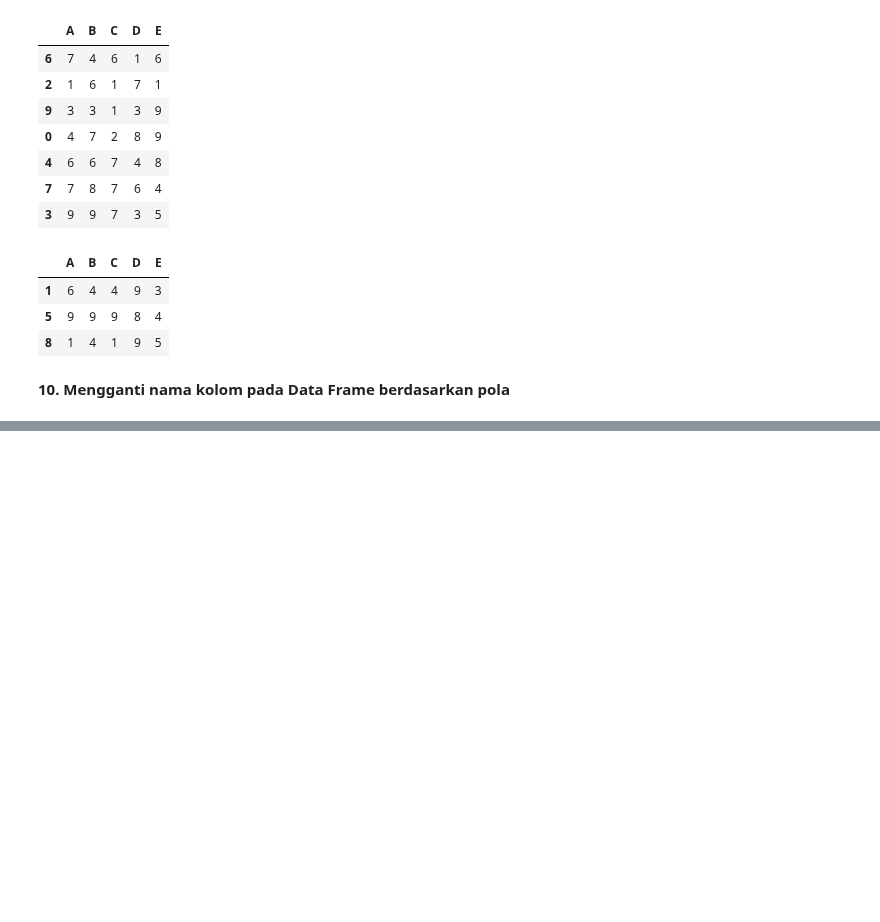
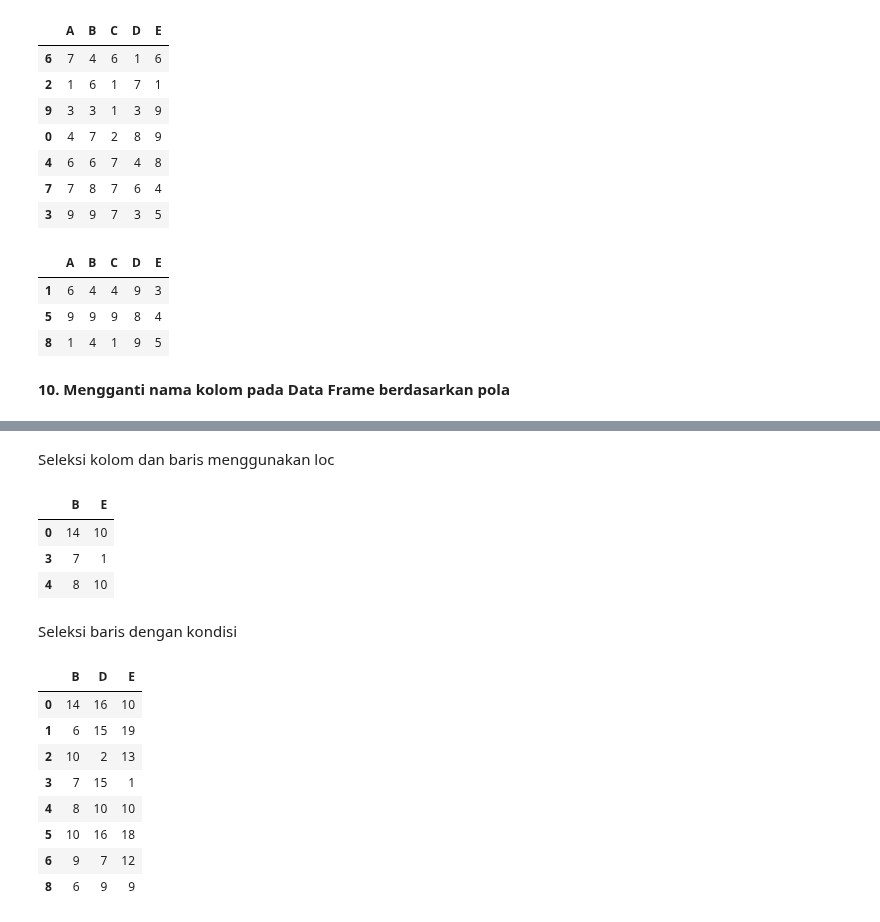
Before and after one commit to Edy-Mochamad/Learn-jupyter-notebook, a Jupyter notebook: pandas.ipynb, the cells around one changed output, grey strips where cells are left out. Drawn from its saved outputs; the diff is of its cells as text; code cells hidden in the pictures; blank space fills up the shorter version.

```diff
--- a/pandas.ipynb
+++ b/pandas.ipynb
@@ -520,0 +542,26 @@ df.head()
+# %% [markdown]
+Seleksi kolom dan baris menggunakan loc
+# %%
+#bagian kurung pertama untuk mengatur baris, bagian kurung kedua untuk kolom.
+
+#bacanya jadi = kita ingin menampilkan baris 0,3,4 dan kolom B dan E
+df.loc[[0, 3, 4], ['B', 'E']]
+# %% [output]
+|  | B | E |
+| 0 | 14 | 10 |
+| 3 | 7 | 1 |
+| 4 | 8 | 10 |
+# %% [markdown]
+Seleksi baris dengan kondisi
+# %%
+df.loc[df['B'] > 5, ['B', 'D', 'E']]
+# %% [output]
+|  | B | D | E |
+| 0 | 14 | 16 | 10 |
+| 1 | 6 | 15 | 19 |
+| 2 | 10 | 2 | 13 |
+| 3 | 7 | 15 | 1 |
+| 4 | 8 | 10 | 10 |
+| 5 | 10 | 16 | 18 |
+| 6 | 9 | 7 | 12 |
+| 8 | 6 | 9 | 9 |
```
Also changed, not shown: parts of 4 cells of this notebook.
